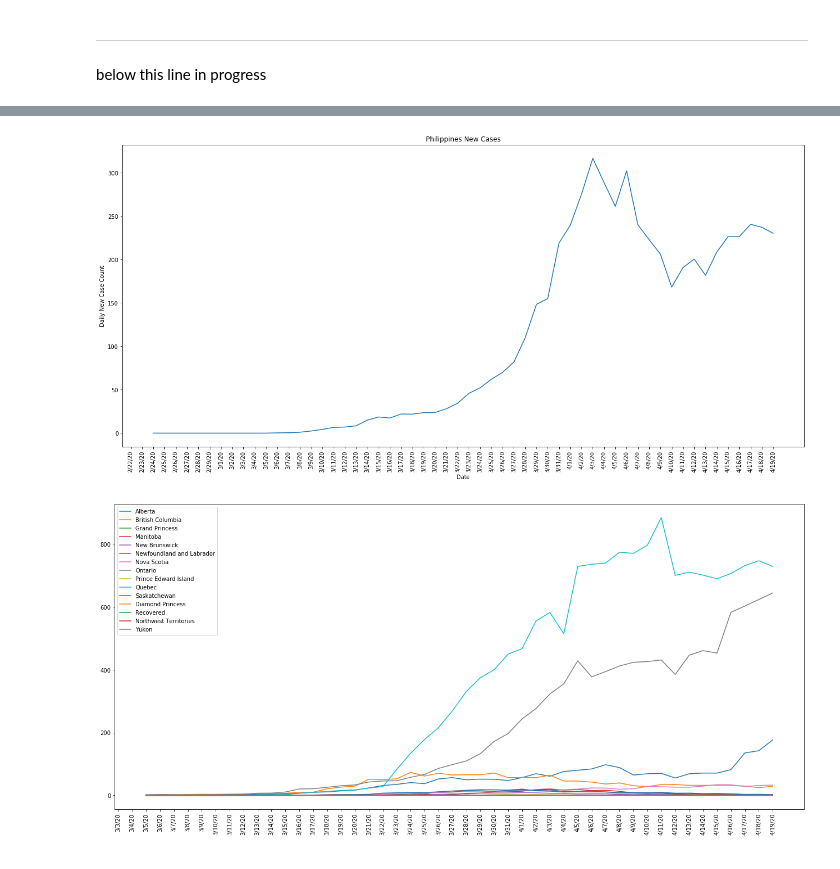
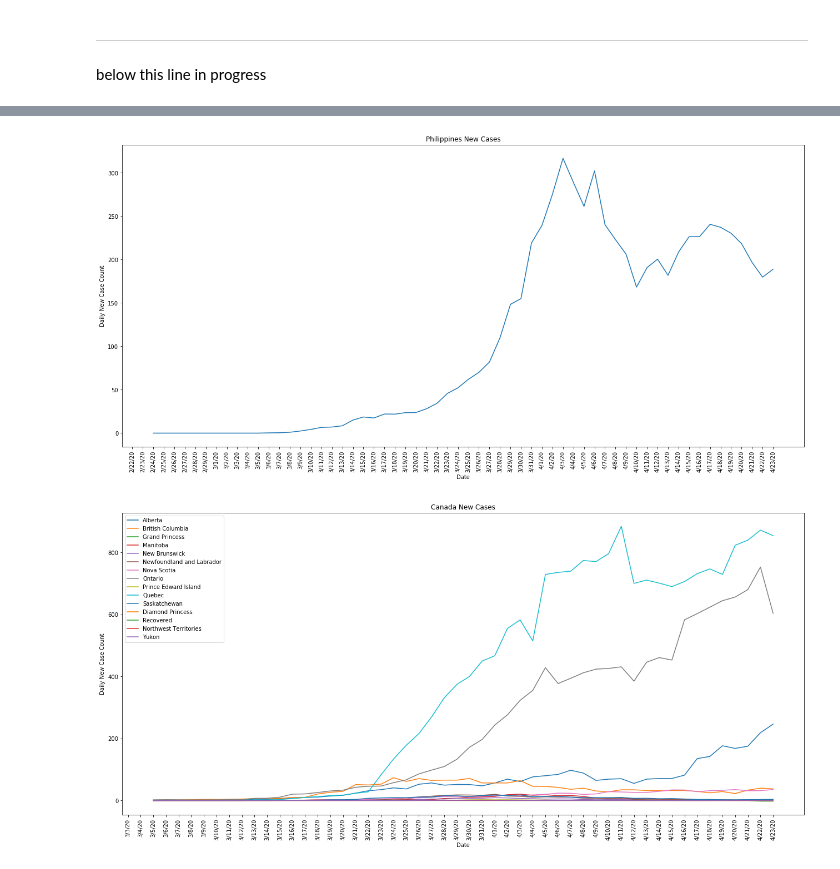
Before and after one commit to UBERCRUZER/covid19, a Jupyter notebook: notebook.ipynb, the cells around one changed output, grey strips where cells are left out. Drawn from its saved outputs; the diff is of its cells as text; code cells hidden in the pictures.

Commit message:
updating plots

```diff
--- a/notebook.ipynb
+++ b/notebook.ipynb
@@ -241,10 +231,10 @@ Name: 4/19/20, dtype: float64
 # %%
-
+country = 'Philippines'
 
 plt.figure(figsize=(22, 10))
 
 # plt.plot(deathGlobalDF[deathGlobalDF['Country/Region']=='Korea, South'].iloc[:,20:].transpose().diff().rolling(window=7).mean())
-plt.plot(globalDF[globalDF['Country/Region']=='Philippines'].iloc[:,30:].transpose().diff().rolling(window=7).mean())
+plt.plot(globalDF[globalDF['Country/Region']==country].iloc[:,30:].transpose().diff().rolling(window=7).mean())
 
 # plt.plot(byStateDF[byStateDF.index=='California'].iloc[:,5:].transpose().diff().rolling(window=7).mean())
 # plt.plot(byStateDF[byStateDF.index=='Oregon'].iloc[:,5:].transpose())
@@ -255,7 +245,7 @@ plt.plot(globalDF[globalDF['Country/Region']=='Philippines'].iloc[:,30:].transpo
 #     plt.scatter(x, y, marker='o', color='red')
 #     plt.text(x+0.3, y+0.3, lab, fontsize=12)
 
-plt.title('Philippines New Cases')
+plt.title(country + ' New Cases')
 # plt.yscale('log')
 # plt.xscale('log')
 plt.xlabel('Date')
@@ -270,19 +260,24 @@ plt.xticks(rotation='vertical')
 # plt.close()
 plt.show()
 # %% [output]
-[figure, old version]
+[figure, new version]
 # %%
+country = 'Canada'
+
 plt.figure(figsize=(22, 10))
 
+plt.plot(globalDF[globalDF['Country/Region']==country].iloc[:,40:].transpose().diff().rolling(window=7).mean())
 
-plt.plot(globalDF[globalDF['Country/Region']=='Canada'].iloc[:,40:].transpose().diff().rolling(window=7).mean())
-
-labels = globalDF[globalDF['Country/Region']=='Canada']['Province/State'].to_list()
+labels = globalDF[globalDF['Country/Region']==country]['Province/State'].to_list()
 
 plt.legend(labels, loc='left')
 plt.xticks(rotation='vertical')
+plt.title(country + ' New Cases')
+
+plt.xlabel('Date')
+plt.ylabel('Daily New Case Count')
 
 plt.show()
 # %% [output]
-[figure, old version]
+[figure, new version]
 # %%
```
Also changed, not shown: parts of 7 cells of this notebook, 1 other file.
